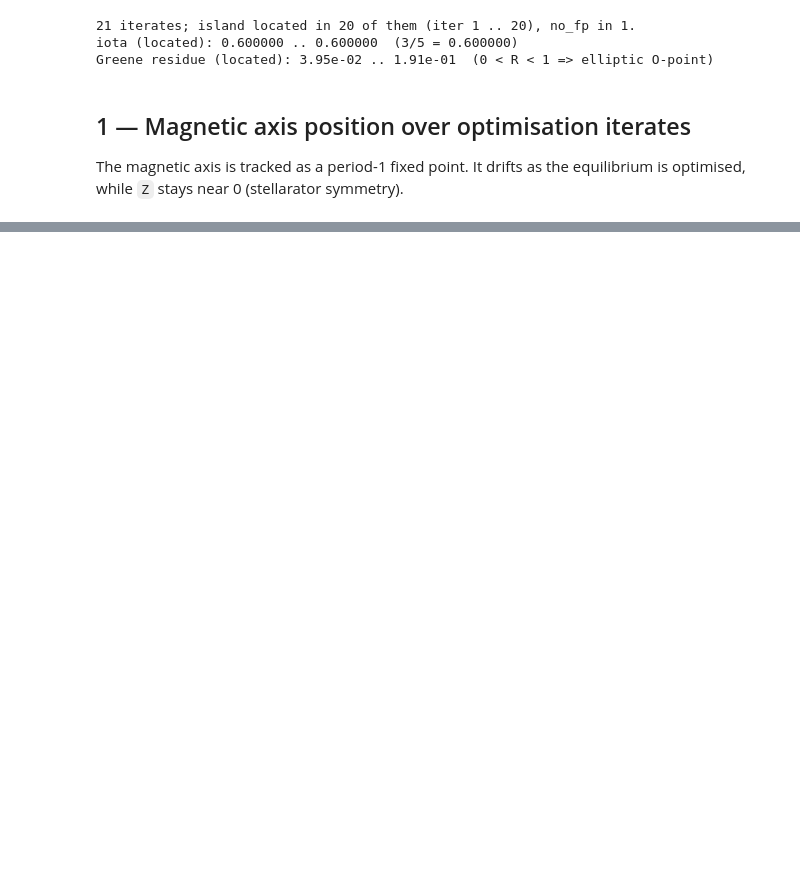
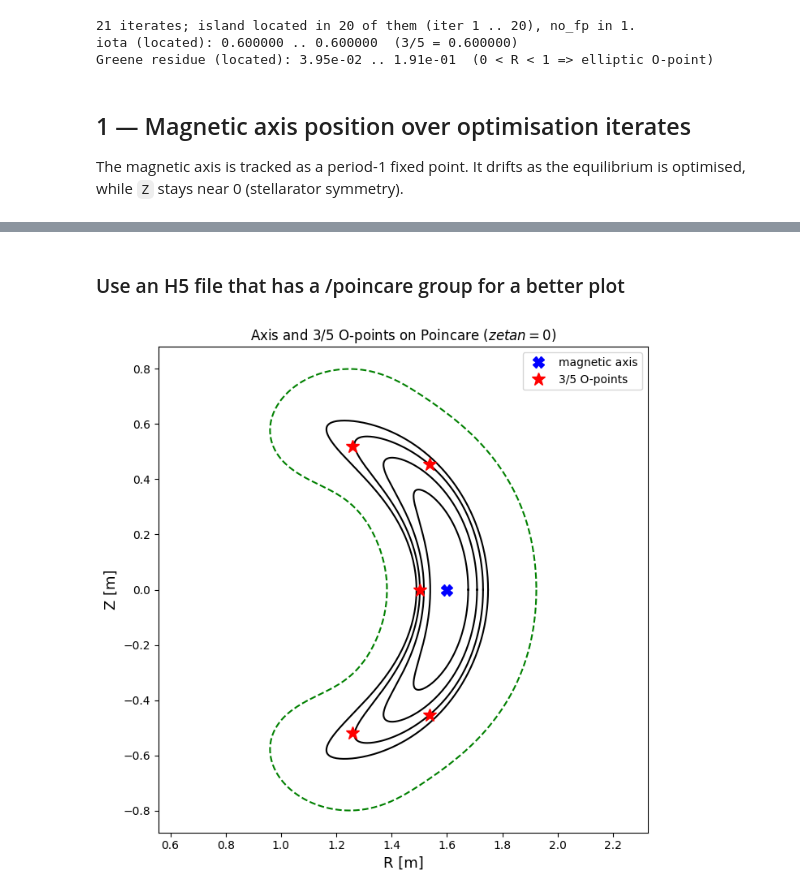
Before and after one commit to ANU-HPC/SPECTRE, a Jupyter notebook: examples/analysis/finding_fixed_points/example.ipynb, the cells around one changed output, grey strips where cells are left out. Saved outputs shown, nothing was run; the diff lists cells and outputs as text; code cells hidden in the pictures; blank space fills up the shorter version.

```diff
--- a/examples/analysis/finding_fixed_points/example.ipynb
+++ b/examples/analysis/finding_fixed_points/example.ipynb
@@ -98,0 +107,30 @@ Final iota: 0.600000  (3/5 = 0.600000, rel err 1.8e-07)
+# %%
+from spectre import SPECTREout
+from spectre.fixed_points import FixedPointClassifier
+
+out = SPECTREout("../../../tests/test_files/freeb_ncsx.h5")
+
+# The magnetic axis (a period-1 fixed point), found by the dedicated axis finder.
+rax, zax, sax, thax = out.find_axis()
+print(f"axis: R = {rax:.6f} m, Z = {zax:+.2e} m")
+
+# Discover the 3/5 chain in volume 3 -- no seed needed. return_all=True returns every
+# converged member so they can be overlaid on the Poincare plot below.
+members = out.find_fixed_point(3, 5, return_all=True)
+clf = FixedPointClassifier(out, vol=3, m=5)
+print(f"found {len(members)} members of the 3/5 chain")
+for i, fp in enumerate(members):
+    g = clf.greene(fp.s, fp.theta)
+    greene = f"{g['residue']:.3e} ({g['kind']})" if g is not None else "n/a"
+    print(
+        f"  [{i}] R = {fp.R:.4f} m, Z = {fp.Z:+.4f} m, residual = {fp.residual:.1e} m, "
+        f"Greene = {greene}"
+    )
+
+# Or polish a single point from an (R, Z) guess, e.g. read off a Poincare plot. A rough
+# guess may need more than the fail-fast default budget (the in-loop tracker uses 100).
+polished = out.find_fixed_point(3, 5, guess_rz=(members[0].R, members[0].Z + 0.005), maxfev=100)
+g = clf.greene(polished.s, polished.theta)
+greene = f"{g['residue']:.3e} ({g['kind']})" if g is not None else "n/a"
+print(f"polished from guess: ({polished.R:.6f}, {polished.Z:+.6f}), "
+      f"converged = {polished.converged}, Greene = {greene}")
@@ -98,0 +146,17 @@ Final iota: 0.600000  (3/5 = 0.600000, rel err 1.8e-07)
+# %% [markdown]
+### Use an H5 file that has a /poincare group for a better plot
+# %%
+# Overlay the magnetic axis and the located 3/5 O-points on the Poincare section at zetan = 0.
+fig, ax = plt.subplots(figsize=(7, 7))
+out.plot_infaces(ax=ax, color="k", zetan=0.0, prange="full")
+out.plot_poincare(ax=ax, c="C0", zetan=0.0, ms=1.2, prange="full")
+ax.plot(rax, zax, "bX", ms=10, zorder=5, label="magnetic axis")
+for fp in members:
+    ax.plot(fp.R, fp.Z, "r*", ms=12, zorder=5)
+ax.plot([], [], "r*", ms=12, label="3/5 O-points")
+ax.set_title(r"Axis and 3/5 O-points on Poincare ($zetan = 0$)")
+ax.legend(fontsize=10)
+fig.tight_layout()
+plt.show()
+# %% [output]
+[figure, added]
```
Also changed, not shown: parts of 7 cells of this notebook, 3 other files.
